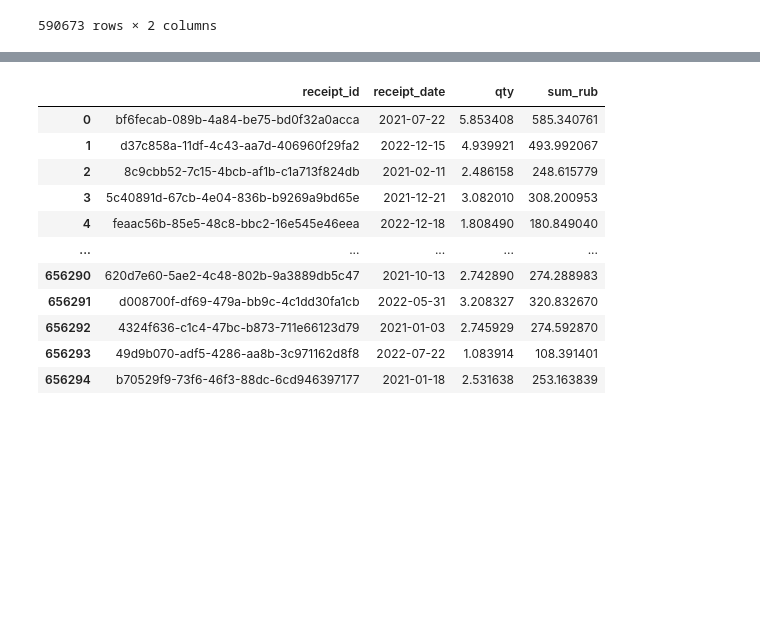
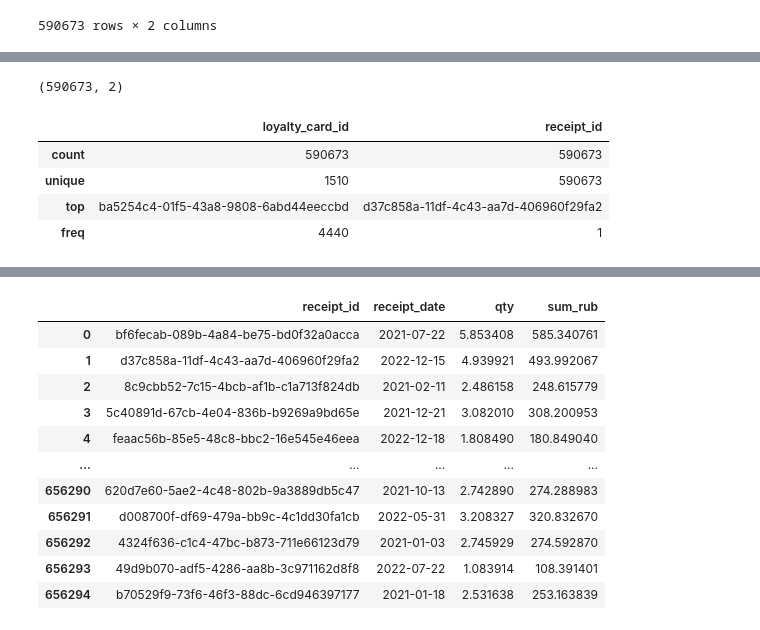
Before and after one commit to ViderStar/loyalty_card_analysis, a Jupyter notebook: main.ipynb, the cells around one changed output, grey strips where cells are left out. Drawn from its saved outputs; the diff is of its cells as text; code cells hidden in the pictures; blank space fills up the shorter version.

```diff
--- a/main.ipynb
+++ b/main.ipynb
@@ -62,0 +83,12 @@ df_structure_1
+# %%
+df_structure_1.shape
+# %% [output]
+(590673, 2)
+# %%
+df_structure_1.describe()
+# %% [output]
+|  | loyalty_card_id | receipt_id |
+| count | 590673 | 590673 |
+| unique | 1510 | 590673 |
+| top | ba5254c4-01f5-43a8-9808-6abd44eeccbd | d37c858a-11df-4c43-aa7d-406960f29fa2 |
+| freq | 4440 | 1 |
```
Also changed, not shown: parts of 32 cells of this notebook, 1 other file.
